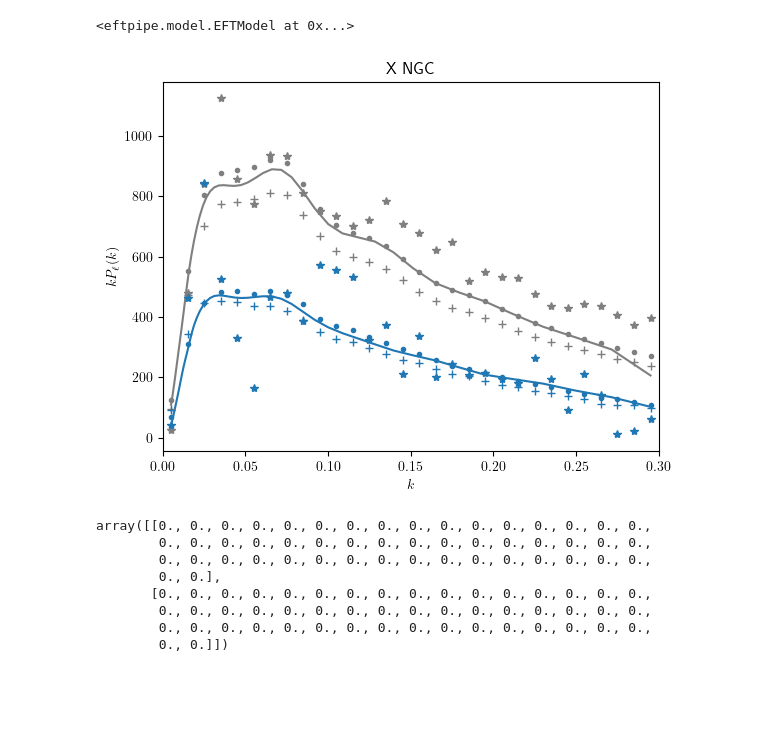
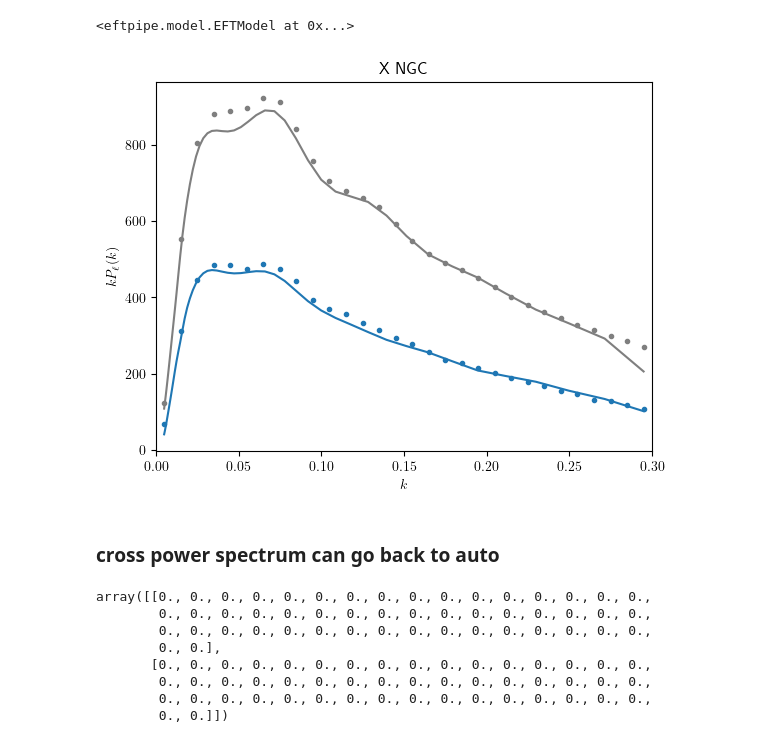
Before and after one commit to zhaoruiyang98/eftpipe, a Jupyter notebook: analysis/debug_cross.ipynb, the cells around one changed output. Saved outputs shown, nothing was run; the diff lists cells and outputs as text; code cells hidden in the pictures; blank space fills up the shorter version.

```diff
--- a/analysis/debug_cross.ipynb
+++ b/analysis/debug_cross.ipynb
@@ -10,7 +11,7 @@ from eftpipe.reader import read_pkl
 os.chdir("../")
 # %%
 plt.rcParams["text.usetex"] = True
-GRAY = tab10.colors[-3]
+GRAY = GREY = tab10.colors[-3]
 BLUE = tab10.colors[0]
 ORANGE = tab10.colors[1]
 GREEN = tab10.colors[2]
@@ -108,33 +109,27 @@ model.set_IRresum().set_window(
 # %%
 fn = model(
     b1A=2.15761714, c2A=0.9561280019, b3A=0.77438152685487, c4A=0,
     cctA=-0.2594317476571355, cr1A=-6.888202594807584, cr2A=0.0,
     ce0=-0.01, cemono=0, cequad=0.03,
     b1B=1.297016605, b3B=1.2115254911654454, c2B=0.7688563221, c4B=0,
     cctB=-0.32977960826584674, cr1B=-3.33536106747792, cr2B=0.0,
 )
 kd = df.index.to_numpy()
 k = np.geomspace(df.index.min(), df.index.max())
 plt.plot(k, k * fn(0, k), color=GRAY)
 plt.plot(k, k * fn(2, k), color=BLUE)
 plt.plot(kd, kd * df.P0, ".", color=GRAY)
 plt.plot(kd, kd * df.P2, ".", color=BLUE)
 
-df_data = read_pkl("cobaya/data/mock/x_NGC.txt")
-plt.plot(df_data.k, df_data.k * df_data.P0, "+", color=GRAY)
-plt.plot(df_data.k, df_data.k * df_data.P2, "+", color=BLUE)
-
-df_data = read_pkl("cobaya/data/DR16/x_NGC.txt")
-plt.plot(df_data.k, df_data.k * df_data.P0, "*", color=GRAY)
-plt.plot(df_data.k, df_data.k * df_data.P2, "*", color=BLUE)
-
 plt.title("X NGC")
 plt.xlim(0, 0.3)
 plt.xlabel("$k$")
 plt.ylabel(R"$kP_\ell(k)$")
 plt.show()
 # %% [output]
-[figure, old version]
+[figure, new version]
+# %% [markdown]
+### cross power spectrum can go back to auto
 # %%
 _model = EFTModel(
     0.77, 7.65e-05, 0.00018518518518518518,
```
Also changed, not shown: parts of 5 cells of this notebook.
